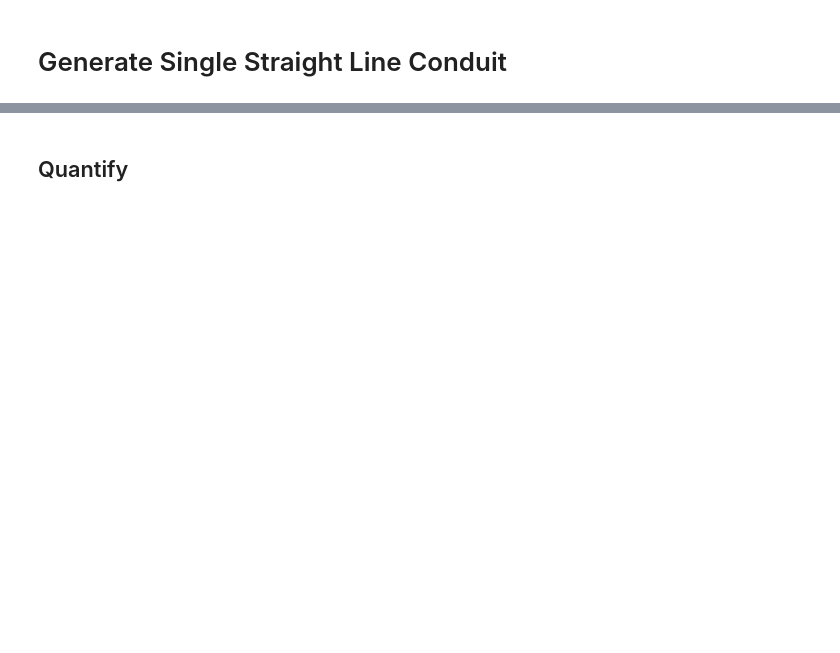
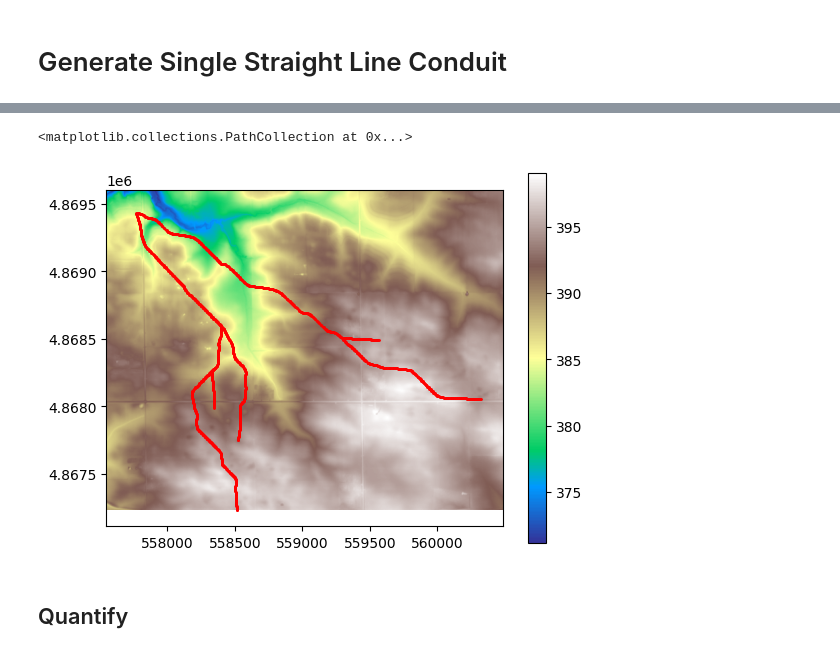
Before and after one commit to jhuang523/UMNBearSpring, a Jupyter notebook: openkarst/conduits/conduits_V1.ipynb, the cells around one changed output, grey strips where cells are left out. Saved outputs shown, nothing was run; the diff lists cells and outputs as text; code cells hidden in the pictures; blank space fills up the shorter version.

```diff
--- a/openkarst/conduits/conduits_V1.ipynb
+++ b/openkarst/conduits/conduits_V1.ipynb
@@ -89 +73,8 @@ app.project._get_simulation_data(11)['maps']['karst']
+# %%
+plt.imshow(top.T, extent=(x0, x1, y0, y1), origin='upper', cmap='terrain')
+plt.colorbar()
+plt.scatter(nodes['x'], nodes['y'], c='r', s=1)
+# %% [output]
+<matplotlib.collections.PathCollection at 0x...>
+[figure, added]
 # %%
```
Also changed, not shown: parts of 16 cells of this notebook, 7 other files.
